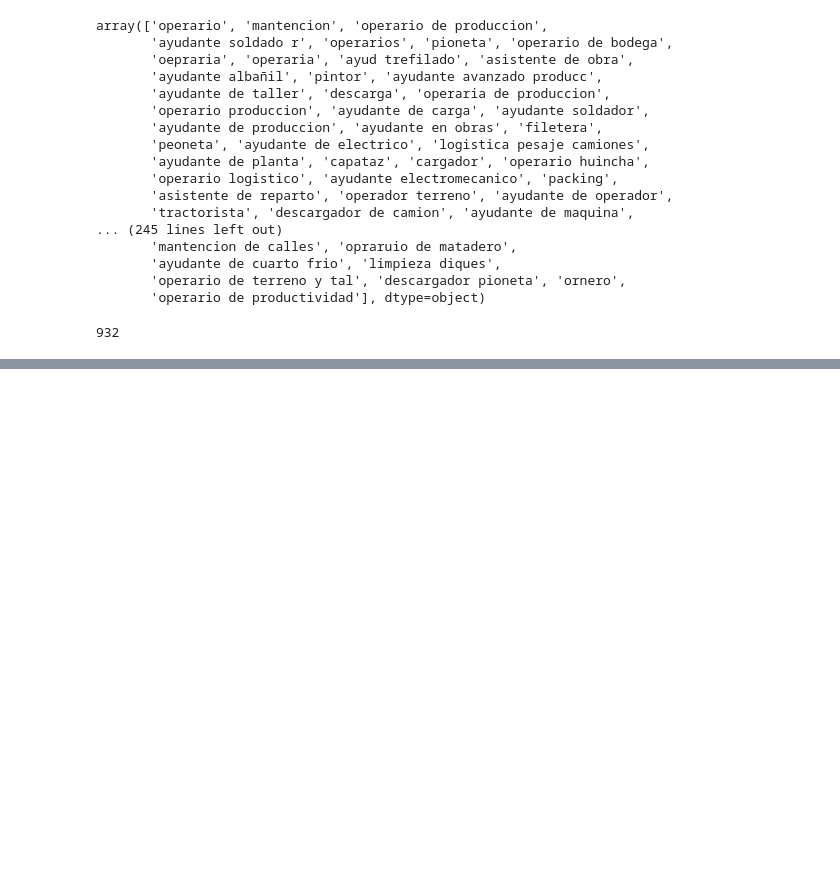
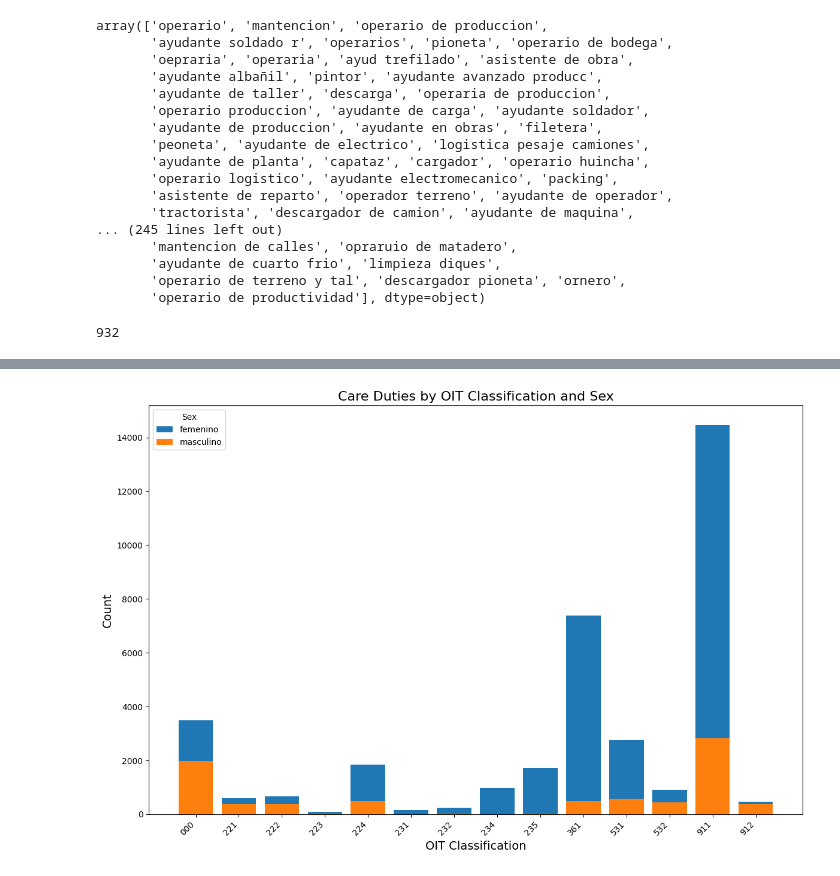
Before and after one commit to Work-Related-Accidents/sex-differences-in-work-related-accidents-2025, a Jupyter notebook: classification/llm.ipynb, the cells around one changed output, grey strips where cells are left out. Drawn from its saved outputs; the diff is of its cells as text; code cells hidden in the pictures; blank space fills up the shorter version.

```diff
--- a/classification/llm.ipynb
+++ b/classification/llm.ipynb
@@ -347,0 +577,25 @@ classified_occupations_93
+# %%
+# Group by 'clasificacion-oit' and 'sexo' and sum the 'count'
+grouped = care_duties_df.groupby(['clasificacion-oit', 'sexo'])['count'].sum().reset_index()
+total_counts = grouped.groupby('clasificacion-oit')['count'].sum().reset_index()
+sorted_classes = total_counts.sort_values('count', ascending=False)['clasificacion-oit']
+grouped['clasificacion-oit'] = pd.Categorical(grouped['clasificacion-oit'],
+                                             categories=sorted_classes,
+                                             ordered=True)
+# %%
+plt.figure(figsize=(12, 8))
+
+for sex in grouped['sexo'].unique():
+    subset = grouped[grouped['sexo'] == sex]
+    plt.bar(subset['clasificacion-oit'], subset['count'], label=sex)
+
+plt.xlabel('OIT Classification', fontsize=14)
+plt.ylabel('Count', fontsize=14)
+plt.title('Care Duties by OIT Classification and Sex', fontsize=16)
+plt.xticks(rotation=45, ha='right')
+plt.legend(title='Sex')
+plt.tight_layout()
+
+plt.show()
+# %% [output]
+[figure, added]
```
Also changed, not shown: parts of 61 cells of this notebook, 1 other file.
